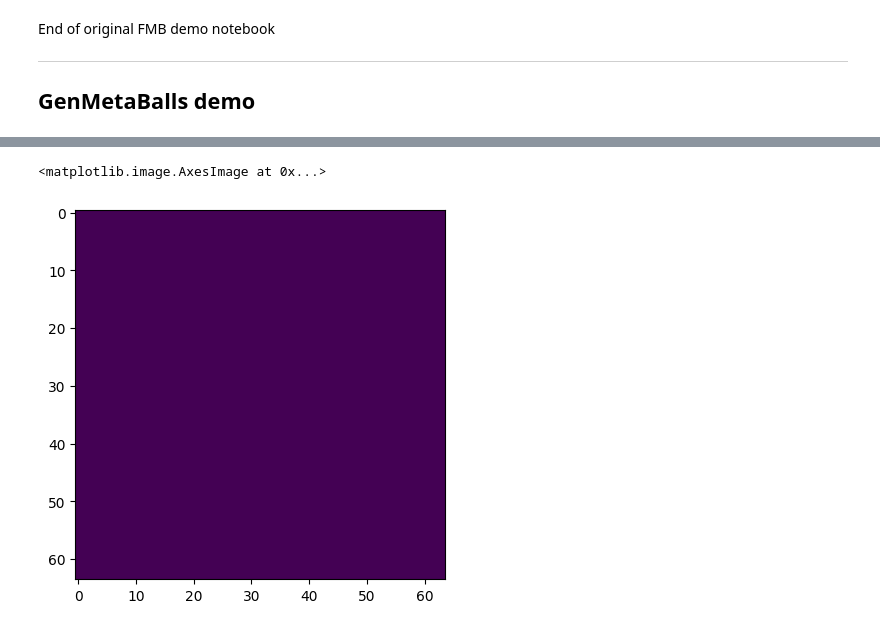
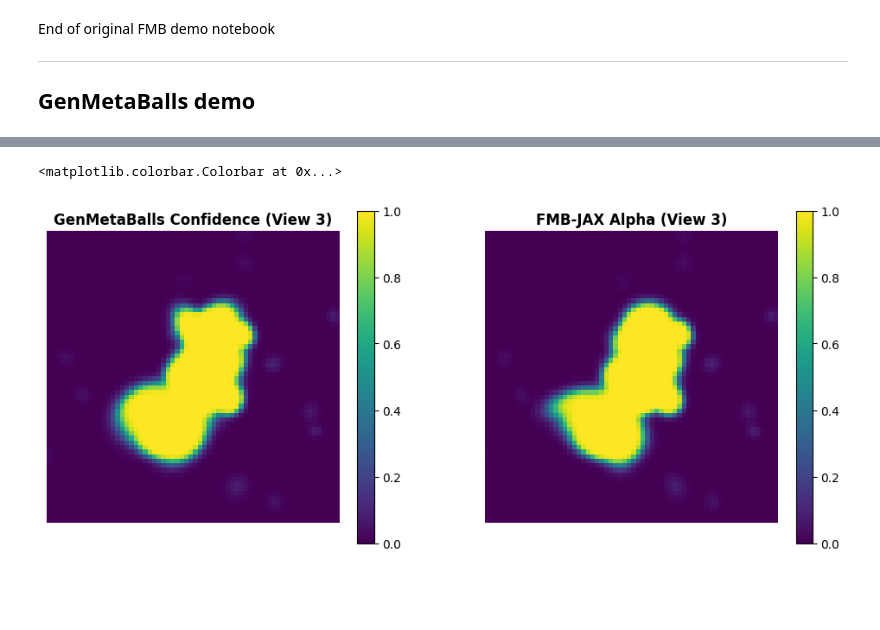
Before and after one commit to probcomp/GenMetaBalls, a Jupyter notebook: notebooks/fuzzy_metaballs_demo.ipynb, the cells around one changed output, grey strips where cells are left out. Cells and saved outputs as stored; diff of their text form; code cells hidden in the pictures; blank space fills up the shorter version.

```diff
--- a/notebooks/fuzzy_metaballs_demo.ipynb
+++ b/notebooks/fuzzy_metaballs_demo.ipynb
@@ -659,5 +653,16 @@ Array([[-1.1142758 , -1.1039017 , -1.093222  , ..., -0.15952615,
-# %%
-plt.imshow(confidence)
-# %% [output]
-<matplotlib.image.AxesImage at 0x...>
-[figure, removed]
+# %%
+fig, (ax0, ax1) = plt.subplots(1, 2, figsize=(12, 5))
+
+#depth_image = jnp.where(confidence < 0.5, jnp.nan, depth_image)
+im0 = ax0.imshow(confidence[::-1, :])
+ax0.set_title("GenMetaBalls Confidence (View 3)", fontsize=12, fontweight="bold")
+ax0.axis("off")
+plt.colorbar(im0, ax=ax0)
+
+im1 = ax1.imshow(alpha_results_final[3], cmap="viridis")
+ax1.set_title("FMB-JAX Alpha (View 3)", fontsize=12, fontweight="bold")
+ax1.axis("off")
+plt.colorbar(im1, ax=ax1)
+# %% [output]
+<matplotlib.colorbar.Colorbar at 0x...>
+[figure, added]
```
Also changed, not shown: parts of 11 cells of this notebook, 3 other files.
